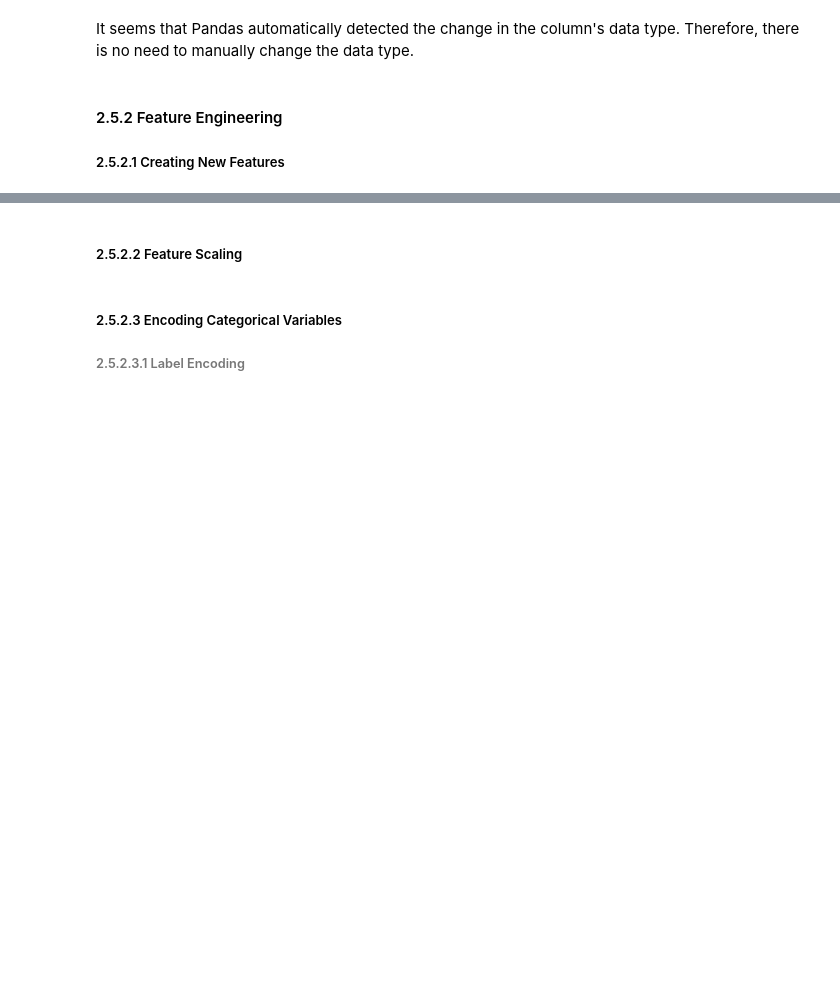
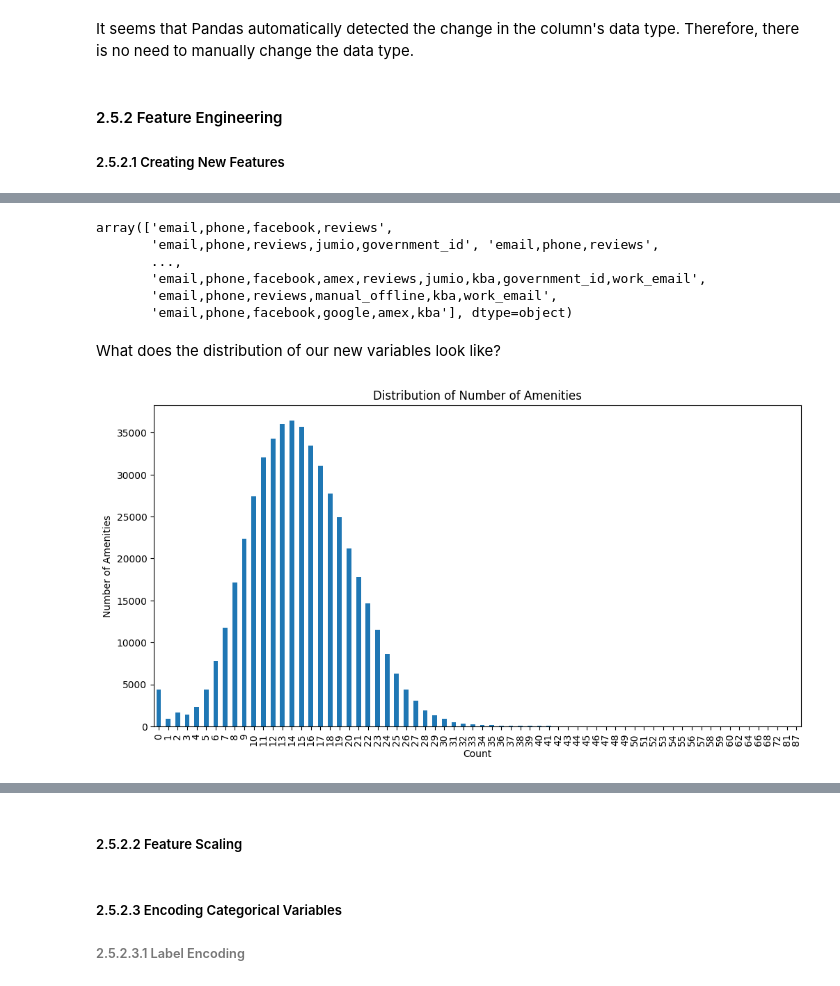
Before and after one commit to Antoine-ValentinCharpentier/AirbnbPricePrediction2, a Jupyter notebook: notebook.ipynb, the cells around one changed output, grey strips where cells are left out. Saved outputs shown, nothing was run; the diff lists cells and outputs as text; code cells hidden in the pictures; blank space fills up the shorter version.

Commit message:
:sparkles: Creating New features : Number of Amenities/Host Verifications

```diff
--- a/notebook.ipynb
+++ b/notebook.ipynb
@@ -949,0 +996,34 @@ It seems that Pandas automatically detected the change in the column's data type
+# %%
+dataset['Host Verifications'].unique()
+# %% [output]
+array(['email,phone,facebook,reviews',
+       'email,phone,reviews,jumio,government_id', 'email,phone,reviews',
+       ...,
+       'email,phone,facebook,amex,reviews,jumio,kba,government_id,work_email',
+       'email,phone,reviews,manual_offline,kba,work_email',
+       'email,phone,facebook,google,amex,kba'], dtype=object)
+# %%
+def count_values_seperated_by_comma(values):
+    if values == '':
+        return 0
+
+    values_splitted = values.split(",")
+    number_values = len(values_splitted)
+
+    return number_values
+# %%
+dataset['Number of Amenities'] = dataset['Amenities'].apply(count_values_seperated_by_comma)
+# %%
+dataset['Number of Host Verifications'] = dataset['Host Verifications'].apply(count_values_seperated_by_comma)
+# %% [markdown]
+What does the distribution of our new variables look like?
+# %%
+column = "Number of Amenities"
+plt.figure(figsize=(12, 6))
+dataset[column].value_counts(dropna=False).sort_index().plot(kind='bar')
+plt.title(f'Distribution of {column}')
+plt.xlabel('Count')
+plt.ylabel(column)
+plt.show()
+# %% [output]
+[figure, added]
```
Also changed, not shown: parts of 4 cells of this notebook.
